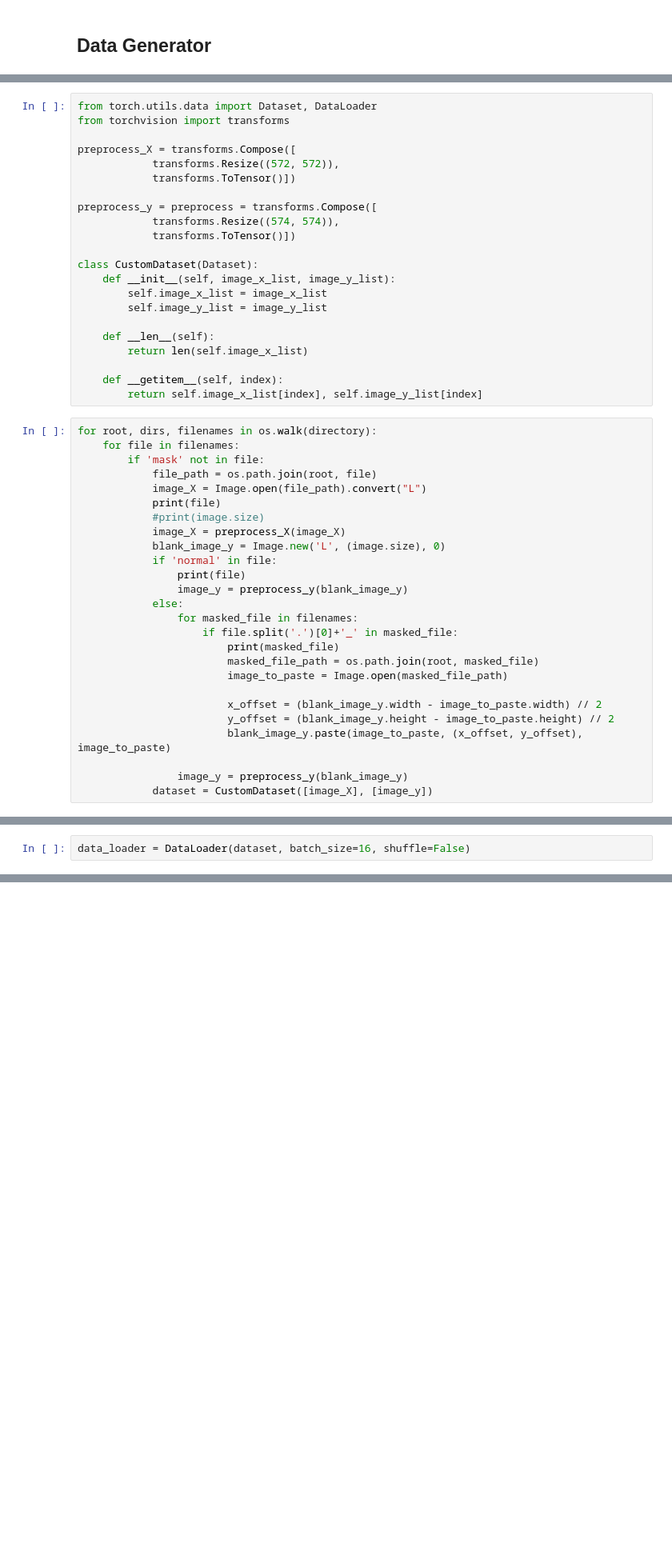
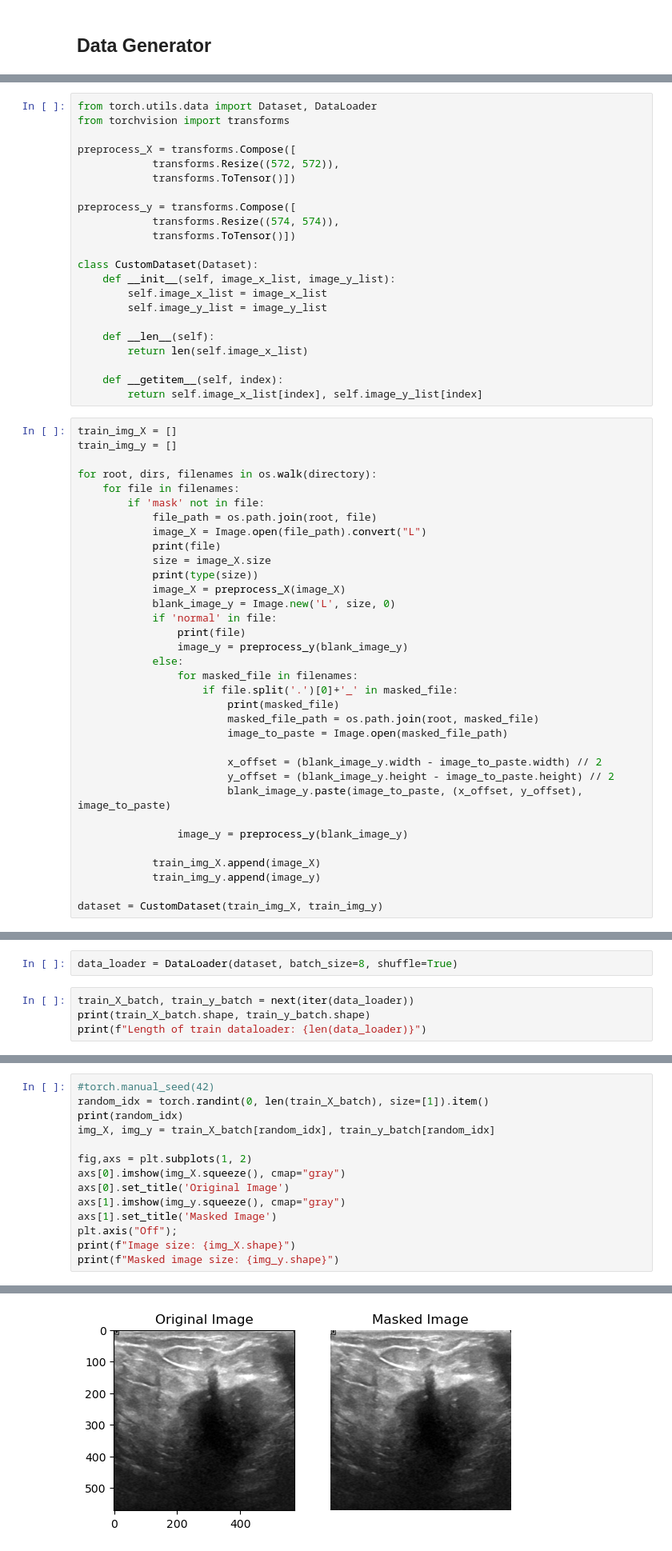
Before and after one commit to Rumit95/Cancer-Cell-Segmentation-U-Net, a Jupyter notebook: breast-cancer-segmentation-custom-unet.ipynb, the cells around one changed output, grey strips where cells are left out. Shown at 80% size. Saved outputs shown, nothing was run; the diff lists cells and outputs as text; blank space fills up the shorter version.

Commit message:
Kaggle Notebook | Breast Cancer Segmentation | Custom UNet | Version 10

```diff
--- a/breast-cancer-segmentation-custom-unet.ipynb
+++ b/breast-cancer-segmentation-custom-unet.ipynb
@@ -51,7 +52,7 @@ preprocess_X = transforms.Compose([
             transforms.Resize((572, 572)),
             transforms.ToTensor()])
 
-preprocess_y = preprocess = transforms.Compose([
+preprocess_y = transforms.Compose([
             transforms.Resize((574, 574)),
             transforms.ToTensor()])
 
@@ -66,15 +67,19 @@ class CustomDataset(Dataset):
     def __getitem__(self, index):
         return self.image_x_list[index], self.image_y_list[index]
 # %%
+train_img_X = []
+train_img_y = []
+
 for root, dirs, filenames in os.walk(directory):
     for file in filenames:
         if 'mask' not in file:
             file_path = os.path.join(root, file)
             image_X = Image.open(file_path).convert("L")
             print(file)
-            #print(image.size)
+            size = image_X.size
+            print(type(size))
             image_X = preprocess_X(image_X)
-            blank_image_y = Image.new('L', (image.size), 0)
+            blank_image_y = Image.new('L', size, 0)
             if 'normal' in file:
                 print(file)
                 image_y = preprocess_y(blank_image_y)
@@ -90,6 +95,10 @@ for root, dirs, filenames in os.walk(directory):
                         blank_image_y.paste(image_to_paste, (x_offset, y_offset), image_to_paste)
 
                 image_y = preprocess_y(blank_image_y)
-            dataset = CustomDataset([image_X], [image_y])
+
+            train_img_X.append(image_X)
+            train_img_y.append(image_y)
+
+dataset = CustomDataset(train_img_X, train_img_y)
 # %% [output]
 benign (2).png
@@ -111,3 +120,7 @@ malignant (184).png
 malignant (184)_mask.png
 # %%
-data_loader = DataLoader(dataset, batch_size=16, shuffle=False)
+data_loader = DataLoader(dataset, batch_size=8, shuffle=True)
+# %%
+train_X_batch, train_y_batch = next(iter(data_loader))
+print(train_X_batch.shape, train_y_batch.shape)
+print(f"Length of train dataloader: {len(data_loader)}")
@@ -123,0 +140,15 @@ torch.Size([1, 1, 574, 574])
+# %%
+#torch.manual_seed(42)
+random_idx = torch.randint(0, len(train_X_batch), size=[1]).item()
+print(random_idx)
+img_X, img_y = train_X_batch[random_idx], train_y_batch[random_idx]
+
+fig,axs = plt.subplots(1, 2)
+axs[0].imshow(img_X.squeeze(), cmap="gray")
+axs[0].set_title('Original Image')
+axs[1].imshow(img_y.squeeze(), cmap="gray")
+axs[1].set_title('Masked Image')
+plt.axis("Off");
+print(f"Image size: {img_X.shape}")
+print(f"Masked image size: {img_y.shape}")
+# %% [output]
@@ -124,3 +158,4 @@ torch.Size([1, 1, 574, 574])
+[figure, added]
 # %%
 class Unet(nn.Module):
     def __init__(self):
```
Also changed, not shown: parts of 8 cells of this notebook.
